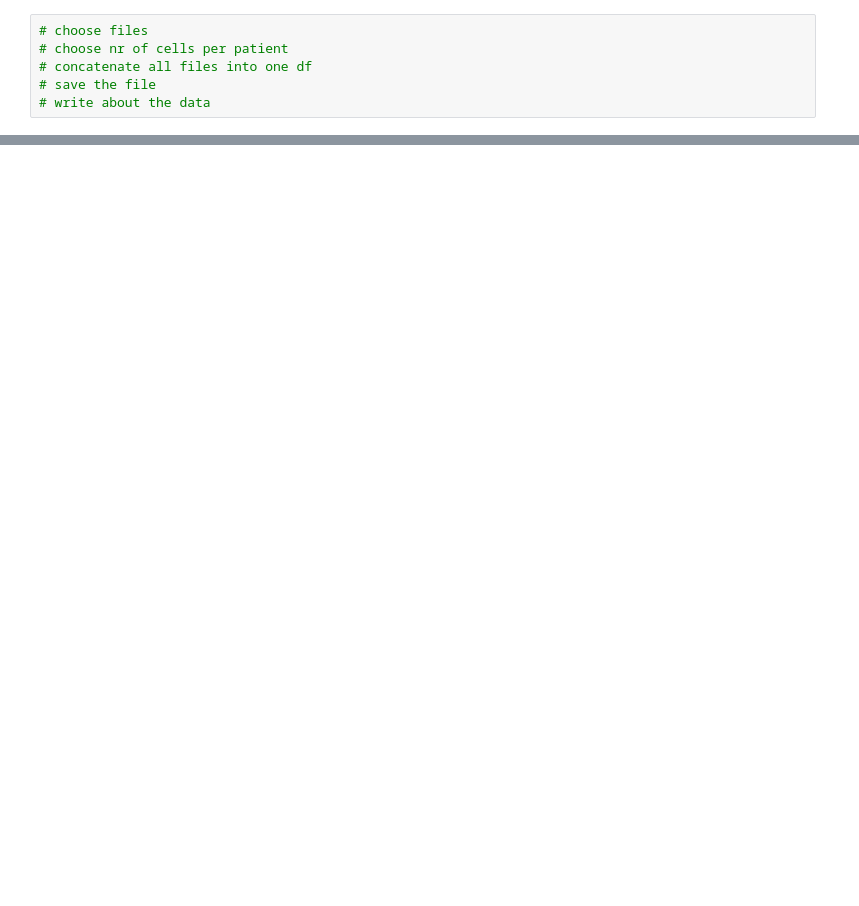
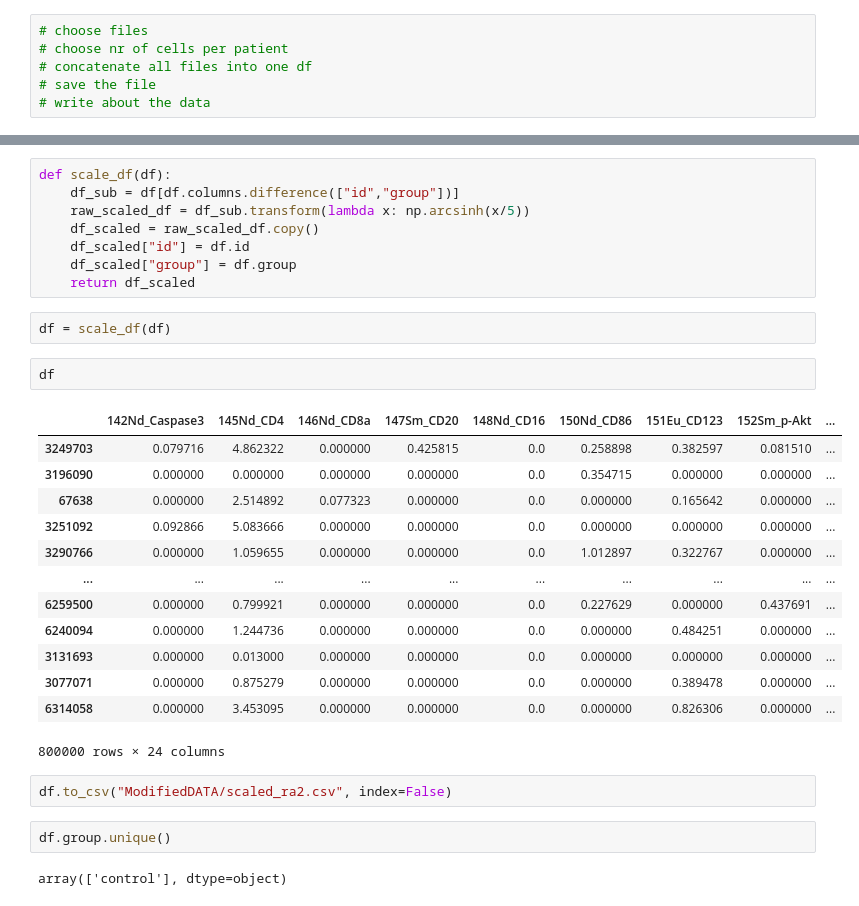
Before and after one commit to fromSA/masterShifu, a Jupyter notebook: RA-DATA.ipynb, the cells around one changed output, grey strips where cells are left out. Drawn from its saved outputs; the diff is of its cells as text; blank space fills up the shorter version.

```diff
--- a/RA-DATA.ipynb
+++ b/RA-DATA.ipynb
@@ -116,0 +101,32 @@ functional = ['Caspase3', 'CD86','p-p38','p-Erk','p-Akt','p-cJun','p-NFkB','IkBa
+# %%
+def scale_df(df):
+    df_sub = df[df.columns.difference(["id","group"])]
+    raw_scaled_df = df_sub.transform(lambda x: np.arcsinh(x/5))
+    df_scaled = raw_scaled_df.copy()
+    df_scaled["id"] = df.id
+    df_scaled["group"] = df.group
+    return df_scaled
+# %%
+df = scale_df(df)
+# %%
+df
+# %% [output]
+|  | 142Nd_Caspase3 | 145Nd_CD4 | 146Nd_CD8a | 147Sm_CD20 | 148Nd_CD16 | 150Nd_CD86 | 151Eu_CD123 | 152Sm_p-Akt | ... |
+| 3249703 | 0.079716 | 4.862322 | 0.000000 | 0.425815 | 0.0 | 0.258898 | 0.382597 | 0.081510 | ... |
+| 3196090 | 0.000000 | 0.000000 | 0.000000 | 0.000000 | 0.0 | 0.354715 | 0.000000 | 0.000000 | ... |
+| 67638 | 0.000000 | 2.514892 | 0.077323 | 0.000000 | 0.0 | 0.000000 | 0.165642 | 0.000000 | ... |
+| 3251092 | 0.092866 | 5.083666 | 0.000000 | 0.000000 | 0.0 | 0.000000 | 0.000000 | 0.000000 | ... |
+| 3290766 | 0.000000 | 1.059655 | 0.000000 | 0.000000 | 0.0 | 1.012897 | 0.322767 | 0.000000 | ... |
+| ... | ... | ... | ... | ... | ... | ... | ... | ... | ... |
+| 6259500 | 0.000000 | 0.799921 | 0.000000 | 0.000000 | 0.0 | 0.227629 | 0.000000 | 0.437691 | ... |
+| 6240094 | 0.000000 | 1.244736 | 0.000000 | 0.000000 | 0.0 | 0.000000 | 0.484251 | 0.000000 | ... |
+| 3131693 | 0.000000 | 0.013000 | 0.000000 | 0.000000 | 0.0 | 0.000000 | 0.000000 | 0.000000 | ... |
+| 3077071 | 0.000000 | 0.875279 | 0.000000 | 0.000000 | 0.0 | 0.000000 | 0.389478 | 0.000000 | ... |
+| 6314058 | 0.000000 | 3.453095 | 0.000000 | 0.000000 | 0.0 | 0.000000 | 0.826306 | 0.000000 | ... |
+800000 rows × 24 columns
+# %%
+df.to_csv("ModifiedDATA/scaled_ra2.csv", index=False)
+# %%
+df.group.unique()
+# %% [output]
+array(['control'], dtype=object)
```
Also changed, not shown: parts of 40 cells of this notebook, 6 other files.
